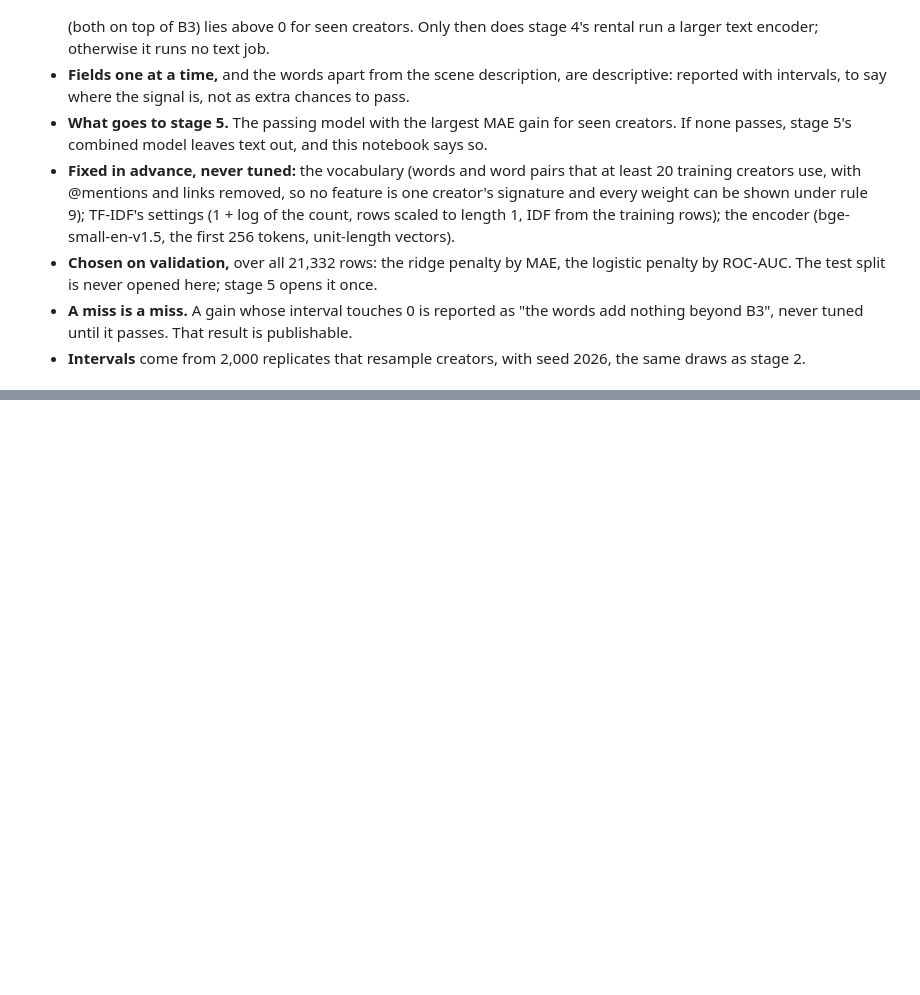
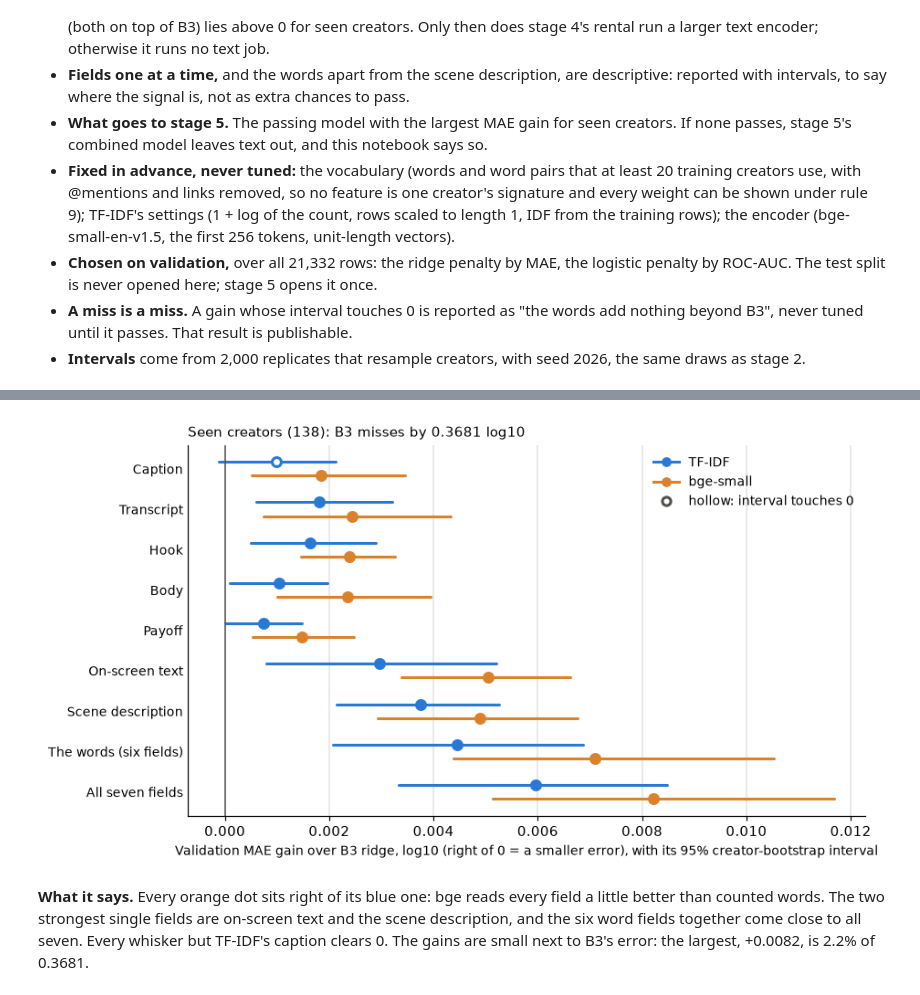
Before and after one commit to saricmilos/share-rate-prediction, a Jupyter notebook: notebooks/03_text.ipynb, the cells around one changed output, grey strips where cells are left out. Drawn from its saved outputs; the diff is of its cells as text; code cells hidden in the pictures; blank space fills up the shorter version.

```diff
--- a/notebooks/03_text.ipynb
+++ b/notebooks/03_text.ipynb
@@ -69,0 +519,17 @@ This cell was written, and committed, before any text model was fitted or scored
+# %%
+EMBEDDING_ALPHAS = [10, 30, 100, 300, 1_000, 3_000, 10_000]
+X_embedding = stack([flag_columns(FIELDS)] + [embeddings[f] for f in FIELDS])
+alpha, embedding_ridge, predictions["bge ridge"], by_alpha = ridge_head(X_embedding, EMBEDDING_ALPHAS)
+C, _, scores["bge logistic"], by_C = logistic_head(X_embedding)
+display(by_alpha.round(4).to_frame().T, by_C.round(4).to_frame().T)
+print(f"bge ridge, all fields: alpha {alpha}, validation MAE {by_alpha[alpha]:.4f}")
+print(f"bge logistic, all fields: C {C}, validation ROC-AUC {by_C[C]:.4f}")
+
+subset_choices = []
+for name, fields in SUBSETS.items():
+    X = stack([flag_columns(fields)] + [embeddings[f] for f in fields])
+    alpha, _, predictions[f"bge ridge: {name}"], by_alpha = ridge_head(X, EMBEDDING_ALPHAS)
+    C, _, scores[f"bge logistic: {name}"], by_C = logistic_head(X)
+    subset_choices.append({"fields": name, "alpha": alpha, "validation MAE": by_alpha[alpha],
+                           "C": C, "validation ROC-AUC": by_C[C]})
+display(pd.DataFrame(subset_choices).set_index("fields").round(4))
@@ -69,0 +728,34 @@ This cell was written, and committed, before any text model was fitted or scored
+# %%
+BLUE, ORANGE, MUTED, GRID = "#2a78d6", "#d9822b", "#52514e", "#e4e3df"
+order = list(SUBSETS) + ["All seven fields"]
+fig, ax = plt.subplots(figsize=(8.5, 4.6))
+for kind, colour, offset in [("TF-IDF", BLUE, 0.17), ("bge", ORANGE, -0.17)]:
+    part = by_field[by_field.features == kind].set_index("fields")
+    for y, name in enumerate(reversed(order)):
+        r = part.loc[name]
+        ax.plot([r.gain_low, r.gain_high], [y + offset] * 2, color=colour, linewidth=2, solid_capstyle="round")
+        ax.plot(r.gain, y + offset, "o", markersize=6.5, markeredgewidth=2, color=colour,
+                markerfacecolor=colour if r.gain_low > 0 else "white")
+ax.axvline(0, color=MUTED, linewidth=1)
+ax.grid(axis="x", color=GRID, linewidth=1)
+ax.set_axisbelow(True)
+ax.tick_params(axis="y", length=0)
+ax.set_yticks(range(len(order)), list(reversed(order)), fontsize=9)
+ax.set_title(f"Seen creators (138): B3 misses by {b3_seen:.4f} log10", loc="left", fontsize=10)
+ax.set_xlabel("Validation MAE gain over B3 ridge, log10 (right of 0 = a smaller error), with its 95% "
+              "creator-bootstrap interval", fontsize=9)
+ax.legend(handles=[
+    plt.Line2D([], [], marker="o", color=BLUE, linewidth=2, label="TF-IDF"),
+    plt.Line2D([], [], marker="o", color=ORANGE, linewidth=2, label="bge-small"),
+    plt.Line2D([], [], marker="o", color=MUTED, markerfacecolor="white", markeredgewidth=2, linestyle="none",
+               label="hollow: interval touches 0"),
+], loc="upper right", frameon=False, fontsize=9)
+fig.tight_layout()
+plt.show()
+# %% [output]
+[figure, added]
+# %% [markdown]
+**What it says.** Every orange dot sits right of its blue one: bge reads every field a little better than counted
+words. The two strongest single fields are on-screen text and the scene description, and the six word fields together
+come close to all seven. Every whisker but TF-IDF's caption clears 0. The gains are small next to B3's error: the
+largest, +0.0082, is 2.2% of 0.3681.
```
Also changed, not shown: parts of 48 cells of this notebook.
